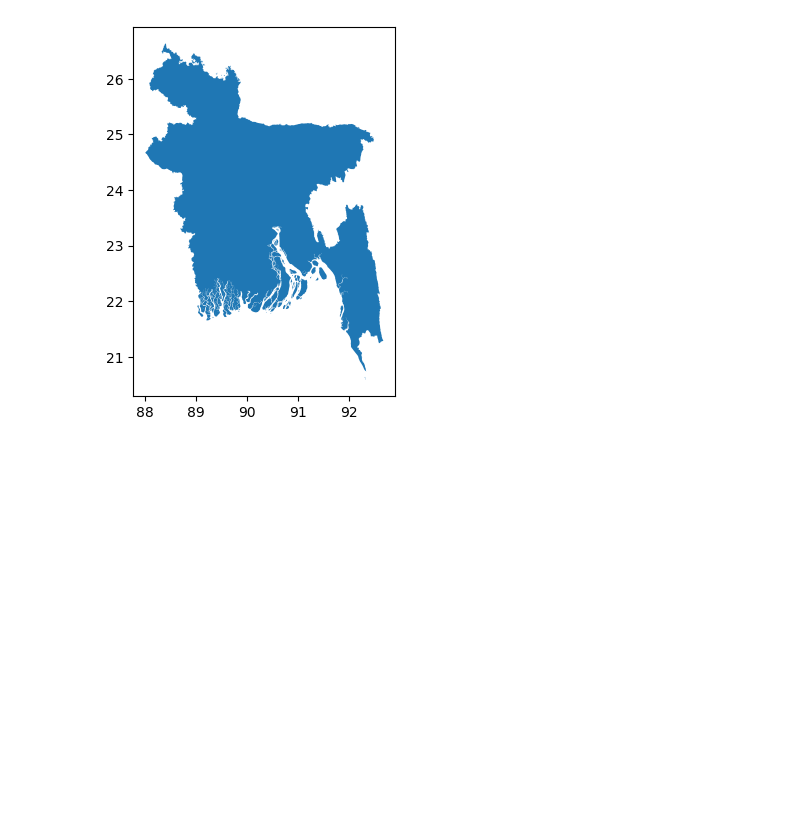
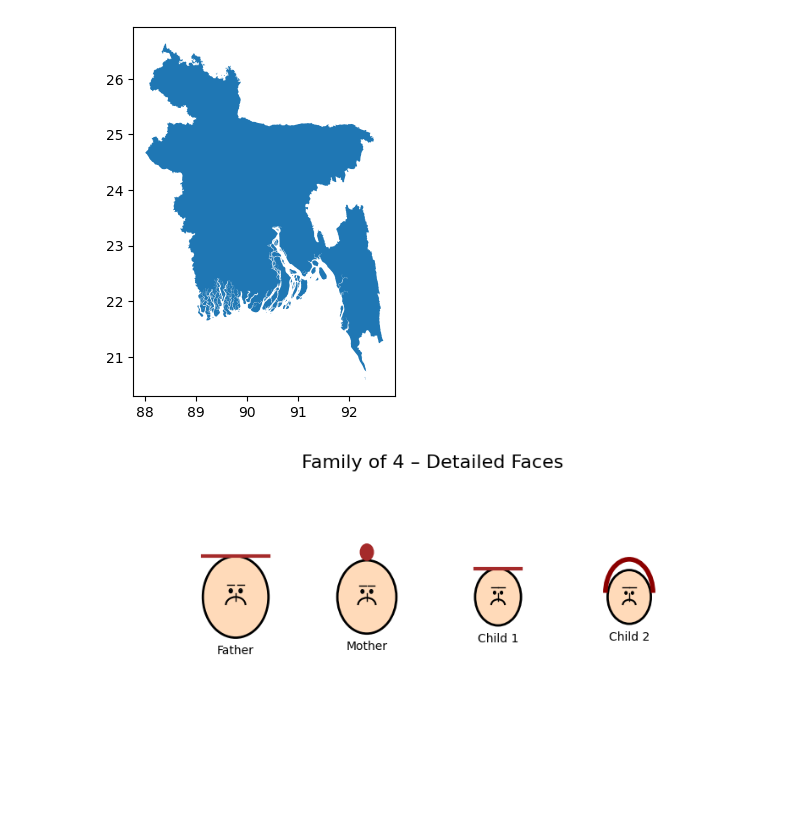
Before and after one commit to BushraOnika/Python-practise, a Jupyter notebook: pizza_slice.ipynb, the cells around one changed output. Drawn from its saved outputs; the diff is of its cells as text; code cells hidden in the pictures; blank space fills up the shorter version.

Commit message:
family pic

```diff
--- a/pizza_slice.ipynb
+++ b/pizza_slice.ipynb
@@ -149,3 +143,65 @@ gdf.plot(ax=ax)
 # %% [output]
 <Axes: >
 [figure]
+# %%
+import matplotlib.pyplot as plt
+from matplotlib.patches import Circle, Arc
+import matplotlib.lines as mlines
+
+def draw_detailed_face(ax, x, y, radius=0.4, face_color='peachpuff', label='', hair_style=None):
+    # Head
+    head = Circle((x, y), radius, facecolor=face_color, edgecolor='black', lw=2)
+    ax.add_patch(head)
+
+    eye_y = y + 0.15 * radius
+    eye_dx = 0.15 * radius
+    eye_radius = 0.05 * radius
+
+    # Eyes
+    for dx in [-eye_dx, eye_dx]:
+        ax.add_patch(Circle((x + dx, eye_y), eye_radius, color='white', ec='black'))
+        ax.add_patch(Circle((x + dx, eye_y), eye_radius/2, color='black'))
+
+    # Eyebrows
+    ax.plot([x - eye_dx - 0.05, x - eye_dx + 0.05],
+            [eye_y + 0.07, eye_y + 0.07], color='black', lw=1)
+    ax.plot([x + eye_dx - 0.05, x + eye_dx + 0.05],
+            [eye_y + 0.07, eye_y + 0.07], color='black', lw=1)
+
+    # Nose (simple line)
+    ax.plot([x, x], [y + 0.05, y - 0.05], color='black', lw=1)
+
+    # Mouth (smile arc)
+    mouth = Arc((x, y - 0.1), 0.3 * radius * 2, 0.2 * radius * 2,
+                theta1=0, theta2=180, color='black', lw=1.5)
+    ax.add_patch(mouth)
+
+    # Optional hair styles
+    if hair_style == 'short':
+        ax.plot([x - radius, x + radius], [y + radius, y + radius], color='brown', lw=3)
+    elif hair_style == 'long':
+        ax.add_patch(Arc((x, y + 0.05), radius*2.2, radius*2.5, theta1=0, theta2=180,
+                         color='darkred', lw=4))
+    elif hair_style == 'bun':
+        ax.add_patch(Circle((x, y + radius + 0.1), 0.1, color='brown'))
+
+    # Label
+    if label:
+        ax.text(x, y - radius - 0.2, label, ha='center', fontsize=10)
+
+# Set up canvas
+fig, ax = plt.subplots(figsize=(10, 5))
+ax.set_xlim(0, 10)
+ax.set_ylim(0, 4)
+ax.axis('off')
+
+# Draw each family member
+draw_detailed_face(ax, 2, 2.5, radius=0.5, label='Father', hair_style='short')
+draw_detailed_face(ax, 4, 2.5, radius=0.45, label='Mother', hair_style='bun')
+draw_detailed_face(ax, 6, 2.5, radius=0.35, label='Child 1', hair_style='short')
+draw_detailed_face(ax, 8, 2.5, radius=0.33, label='Child 2', hair_style='long')
+
+plt.title("Family of 4 – Detailed Faces", fontsize=16)
+plt.show()
+# %% [output]
+[figure, added]
```
Also changed, not shown: parts of 3 cells of this notebook.
